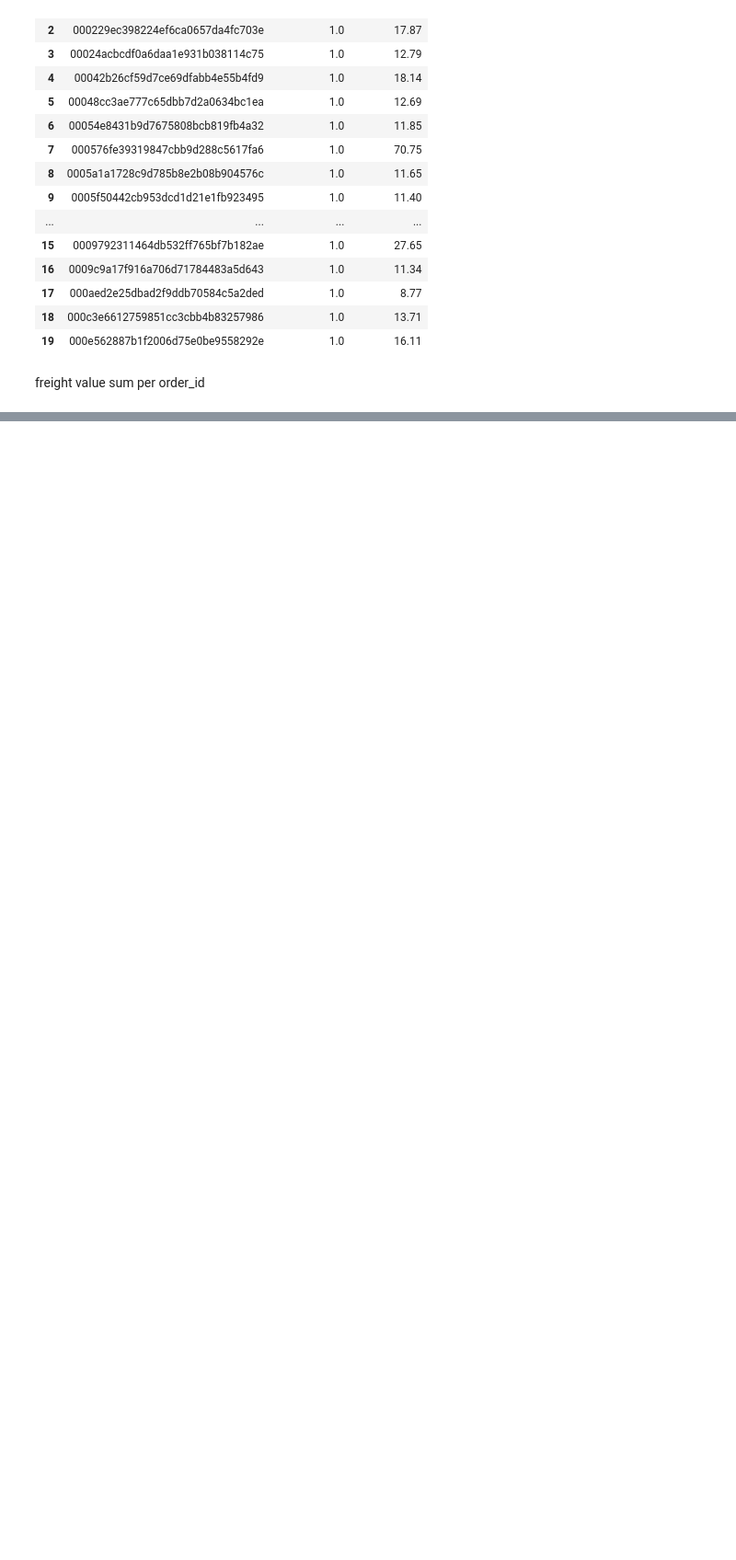
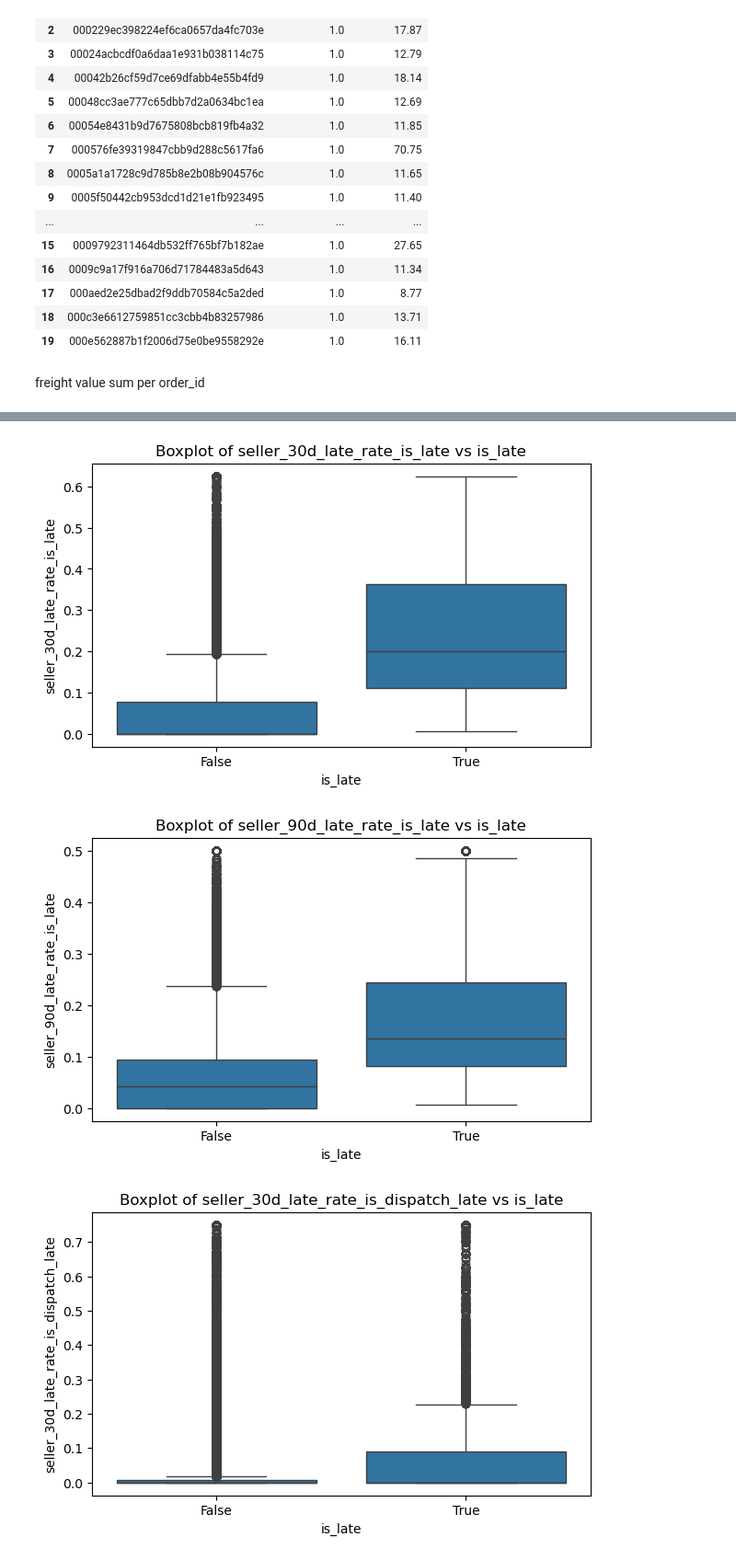
Before and after one commit to RioPramana21/Final-Project-Olist, a Jupyter notebook: preparation_notebooks/Olist ML_Jo.ipynb, the cells around one changed output, grey strips where cells are left out. Shown at 92% size. Cells and saved outputs as stored; diff of their text form; code cells hidden in the pictures; blank space fills up the shorter version.

Commit message:
adding chart
adding chart

```diff
--- a/preparation_notebooks/Olist ML_Jo.ipynb
+++ b/preparation_notebooks/Olist ML_Jo.ipynb
@@ -329,8 +283,8 @@ lala_tes.head(20)
 freight value sum per order_id
 # %%
 sum_freight_value = (
-    master_olist_dataset
-    .groupby('order_id')['freight_value']
+    df.groupby('order_id')['freight_value']
     .sum()
-    .reset_index(name='freight_value_sum')
+    .reset_index(name='sum_freight_value')
 )
+df = df.merge(sum_freight_value, on='order_id', how='left')
@@ -358,0 +307,20 @@ merged_df.head(20)
+# %%
+
+numerical_features = [
+    'seller_30d_late_rate_is_late',
+    'seller_90d_late_rate_is_late',
+    'seller_30d_late_rate_is_dispatch_late',
+    'seller_90d_late_rate_is_dispatch_late',
+    'seller_30d_order_count',
+    'seller_90d_order_count',
+    'total_order_lifetime',
+    'sum_freight_value'
+]
+
+# Pearson correlation
+correlations = df[numerical_features + ['is_late']].corr()['is_late'].sort_values(ascending=False)
+print("Pearson correlations with is_late:\n", correlations)
+
+# Spearman (for non-normal data)
+spearman_corr = df[numerical_features + ['is_late']].corr(method='spearman')['is_late'].sort_values(ascending=False)
+print("Spearman correlations with is_late:\n", spearman_corr)
@@ -358,0 +345,12 @@ merged_df.head(20)
+# %%
+
+# boxplots before handling outliers
+for col in numerical_features:
+    plt.figure(figsize=(7, 4))
+    sns.boxplot(x='is_late', y=col, data=df)
+    plt.title(f'Boxplot of {col} vs is_late')
+    plt.show()
+# %% [output]
+[figure, added]
+[figure, added]
+[figure, added]
```
Also changed, not shown: parts of 14 cells of this notebook, 2 other files.
